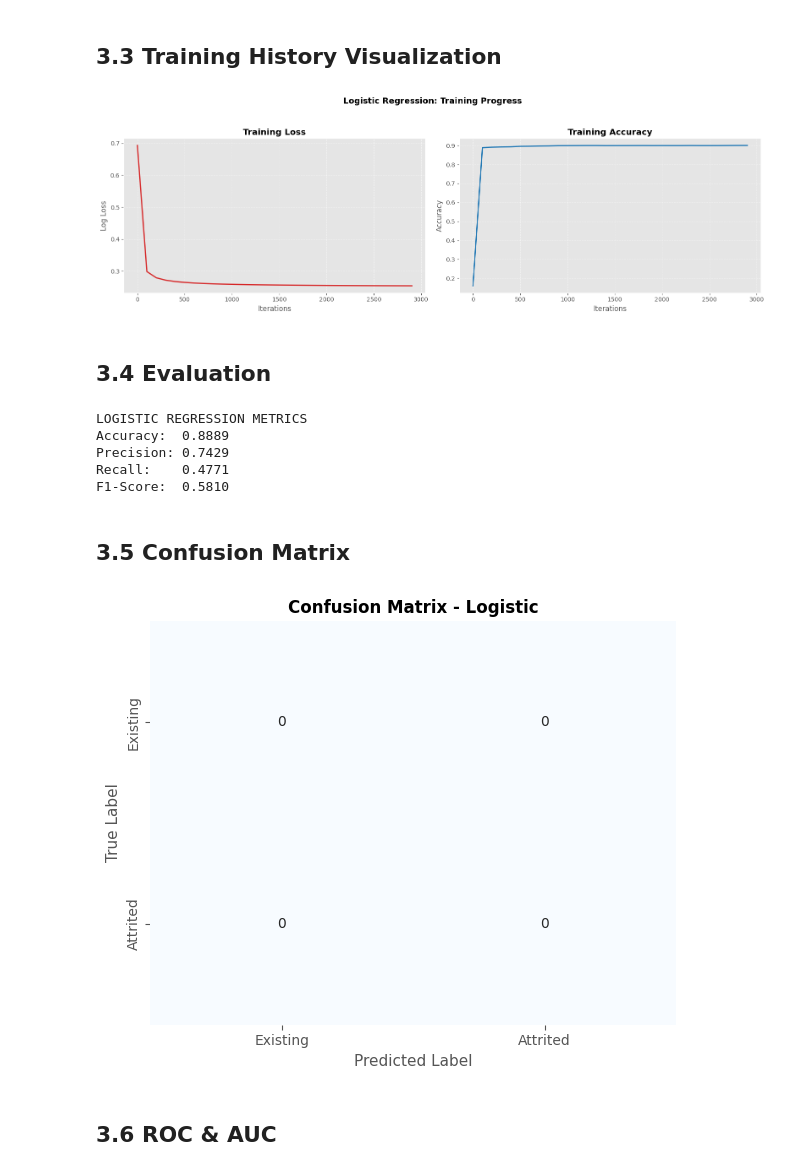
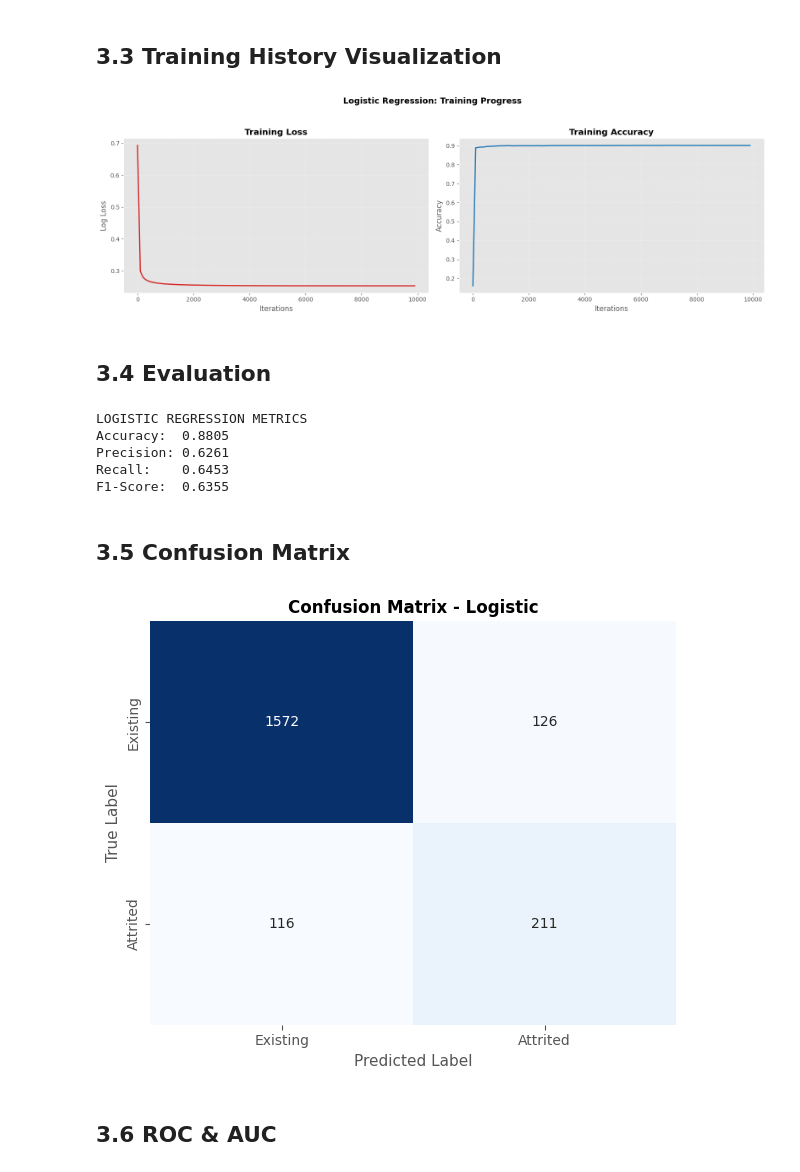
Before and after one commit to zeepaulus/P4DS_Lab02, a Jupyter notebook: notebooks/03_modeling.ipynb, the cells around one changed output. Saved outputs shown, nothing was run; the diff lists cells and outputs as text; code cells hidden in the pictures.

```diff
--- a/notebooks/03_modeling.ipynb
+++ b/notebooks/03_modeling.ipynb
@@ -40,7 +40,7 @@ CV Accuracy: 0.9001 (+/- 0.0046)
 # %% [markdown]
 ## 3.2 Model Training
 # %%
-log_reg = LogisticRegression(learning_rate=0.1, n_iterations=3000, regularization = 'l2', lambda_reg = 0.01)
+log_reg = LogisticRegression(learning_rate=0.1, n_iterations=10000, regularization = 'l2', lambda_reg = 0.01)
 log_reg.fit(X_train, y_train)
 print("Training completed.")
 # %% [output]
@@ -50,11 +50,11 @@ Training completed.
 # %%
 plot_training_history(log_reg, title='Logistic Regression: Training Progress')
 # %% [output]
-[figure, old version]
+[figure, new version]
 # %% [markdown]
 ## 3.4 Evaluation
 # %%
-y_pred_log = log_reg.predict(X_test, threshold=0.5)
+y_pred_log = log_reg.predict(X_test, threshold=0.3)
 y_prob_log = log_reg.predict_proba(X_test)
 
 acc_log = accuracy_score(y_test, y_pred_log)
@@ -69,17 +69,17 @@ print(f"Recall:    {rec_log:.4f}")
 print(f"F1-Score:  {f1_log:.4f}")
 # %% [output]
 LOGISTIC REGRESSION METRICS
-Accuracy:  0.8889
-Precision: 0.7429
-Recall:    0.4771
-F1-Score:  0.5810
+Accuracy:  0.8805
+Precision: 0.6261
+Recall:    0.6453
+F1-Score:  0.6355
 # %% [markdown]
 ## 3.5 Confusion Matrix
 # %%
-cm_log = confusion_matrix(y_test, y_prob_log)
+cm_log = confusion_matrix(y_test, y_pred_log)
 plot_confusion_matrix(cm_log, classes=['Existing', 'Attrited'], title='Confusion Matrix - Logistic')
 # %% [output]
-[figure, old version]
+[figure, new version]
 # %% [markdown]
 ## 3.6 ROC & AUC
 # %%
```
Also changed, not shown: parts of 8 cells of this notebook, 2 other files.
